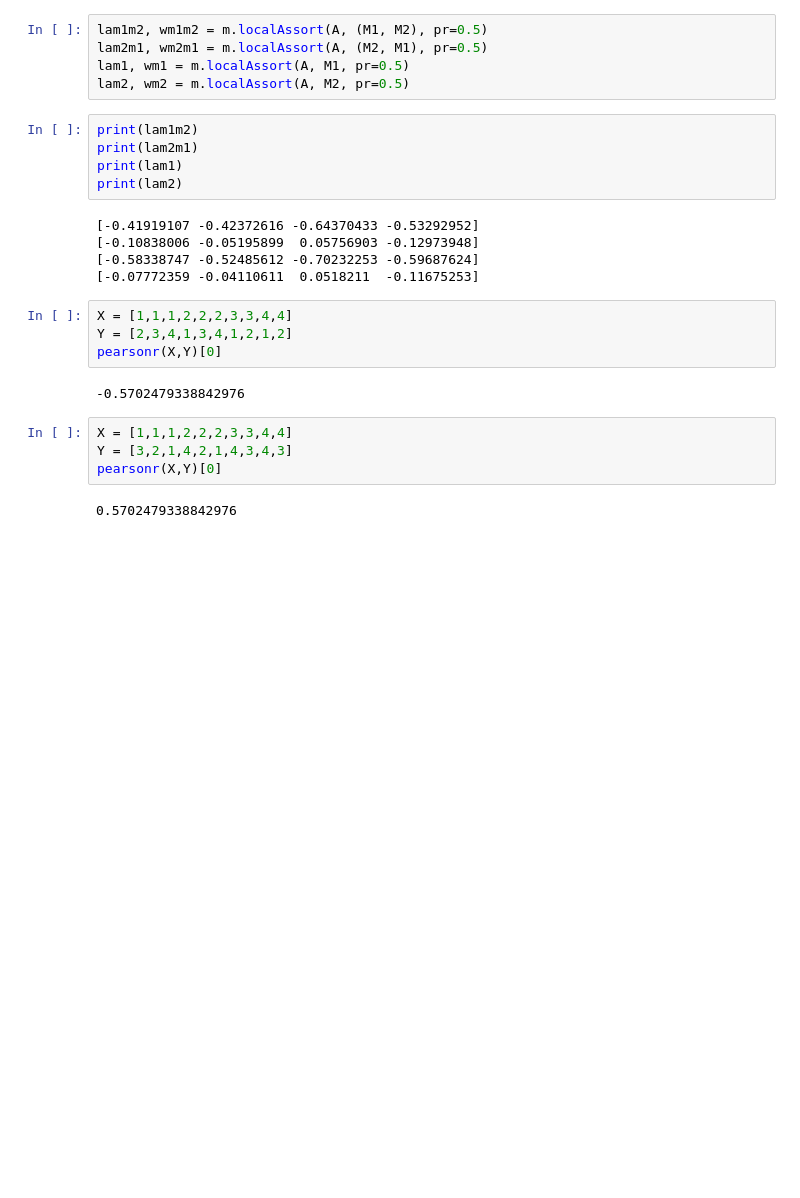
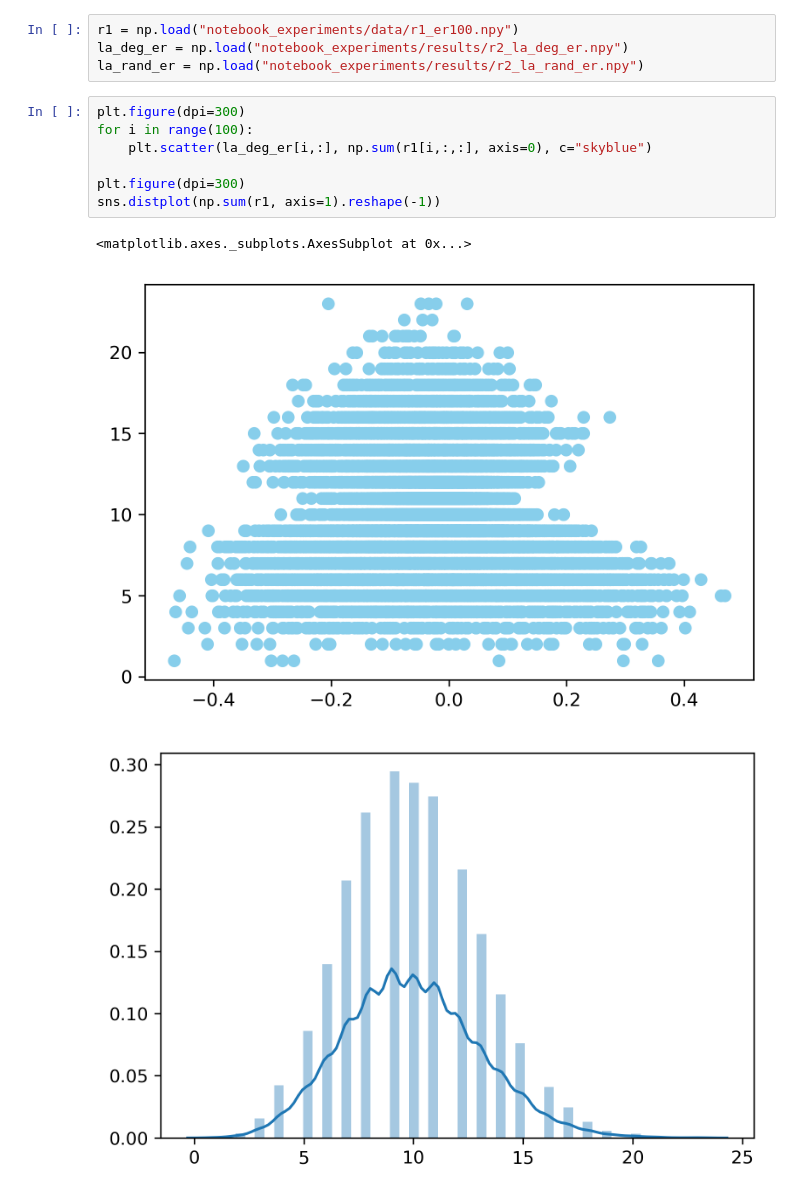
Before and after one commit to VinceBaz/projects_networks, a Jupyter notebook: experiments.ipynb, the cells around one changed output. Cells and saved outputs as stored; diff of their text form; blank space fills up the shorter version.

Commit message:
Experimented a little bit

```diff
--- a/experiments.ipynb
+++ b/experiments.ipynb
@@ -13,27 +8,15 @@ M2 = np.array([4,3,5,1])
-# %%
-lam1m2, wm1m2 = m.localAssort(A, (M1, M2), pr=0.5)
-lam2m1, wm2m1 = m.localAssort(A, (M2, M1), pr=0.5)
-lam1, wm1 = m.localAssort(A, M1, pr=0.5)
-lam2, wm2 = m.localAssort(A, M2, pr=0.5)
-# %%
-print(lam1m2)
-print(lam2m1)
-print(lam1)
-print(lam2)
-# %% [output]
-[-0.41919107 -0.42372616 -0.64370433 -0.53292952]
-[-0.10838006 -0.05195899  0.05756903 -0.12973948]
-[-0.58338747 -0.52485612 -0.70232253 -0.59687624]
-[-0.07772359 -0.04110611  0.0518211  -0.11675253]
-# %%
-X = [1,1,1,2,2,2,3,3,4,4]
-Y = [2,3,4,1,3,4,1,2,1,2]
-pearsonr(X,Y)[0]
-# %% [output]
--0.5702479338842976
-# %%
-X = [1,1,1,2,2,2,3,3,4,4]
-Y = [3,2,1,4,2,1,4,3,4,3]
-pearsonr(X,Y)[0]
-# %% [output]
-0.5702479338842976
+# %%
+r1 = np.load("notebook_experiments/data/r1_er100.npy")
+la_deg_er = np.load("notebook_experiments/results/r2_la_deg_er.npy")
+la_rand_er = np.load("notebook_experiments/results/r2_la_rand_er.npy")
+# %%
+plt.figure(dpi=300)
+for i in range(100):
+    plt.scatter(la_deg_er[i,:], np.sum(r1[i,:,:], axis=0), c="skyblue")
+
+plt.figure(dpi=300)
+sns.distplot(np.sum(r1, axis=1).reshape(-1))
+# %% [output]
+<matplotlib.axes._subplots.AxesSubplot at 0x...>
+[figure, added]
+[figure, added]
```
Also changed, not shown: parts of 4 cells of this notebook, 2 other files.
